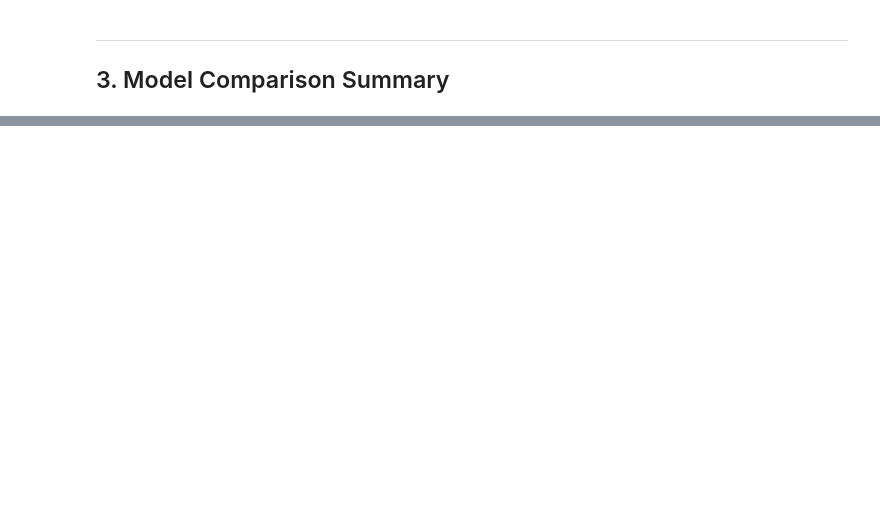
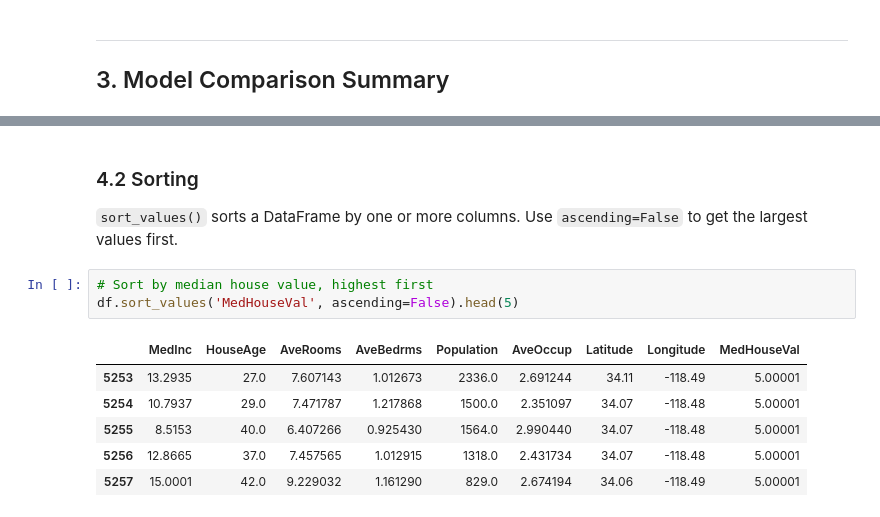
Before and after one commit to SamuelSchmal/DataScience_Learning, a Jupyter notebook: data_science_learnings.ipynb, the cells around one changed output, grey strips where cells are left out. Drawn from its saved outputs; the diff is of its cells as text; blank space fills up the shorter version.

Commit message:
Learned about more operators in Pandas, such as filtering, sorting and selecting rows, and some concepts of data analysis.

```diff
--- a/data_science_learnings.ipynb
+++ b/data_science_learnings.ipynb
@@ -205,0 +395,15 @@ print(f"\nBest model: {best_model}")
+# %% [markdown]
+### 4.2 Sorting
+
+`sort_values()` sorts a DataFrame by one or more columns.
+Use `ascending=False` to get the largest values first.
+# %%
+# Sort by median house value, highest first
+df.sort_values('MedHouseVal', ascending=False).head(5)
+# %% [output]
+|  | MedInc | HouseAge | AveRooms | AveBedrms | Population | AveOccup | Latitude | Longitude | MedHouseVal |
+| 5253 | 13.2935 | 27.0 | 7.607143 | 1.012673 | 2336.0 | 2.691244 | 34.11 | -118.49 | 5.00001 |
+| 5254 | 10.7937 | 29.0 | 7.471787 | 1.217868 | 1500.0 | 2.351097 | 34.07 | -118.48 | 5.00001 |
+| 5255 | 8.5153 | 40.0 | 6.407266 | 0.925430 | 1564.0 | 2.990440 | 34.07 | -118.48 | 5.00001 |
+| 5256 | 12.8665 | 37.0 | 7.457565 | 1.012915 | 1318.0 | 2.431734 | 34.07 | -118.48 | 5.00001 |
+| 5257 | 15.0001 | 42.0 | 9.229032 | 1.161290 | 829.0 | 2.674194 | 34.06 | -118.49 | 5.00001 |
```
Also changed, not shown: parts of 51 cells of this notebook.
